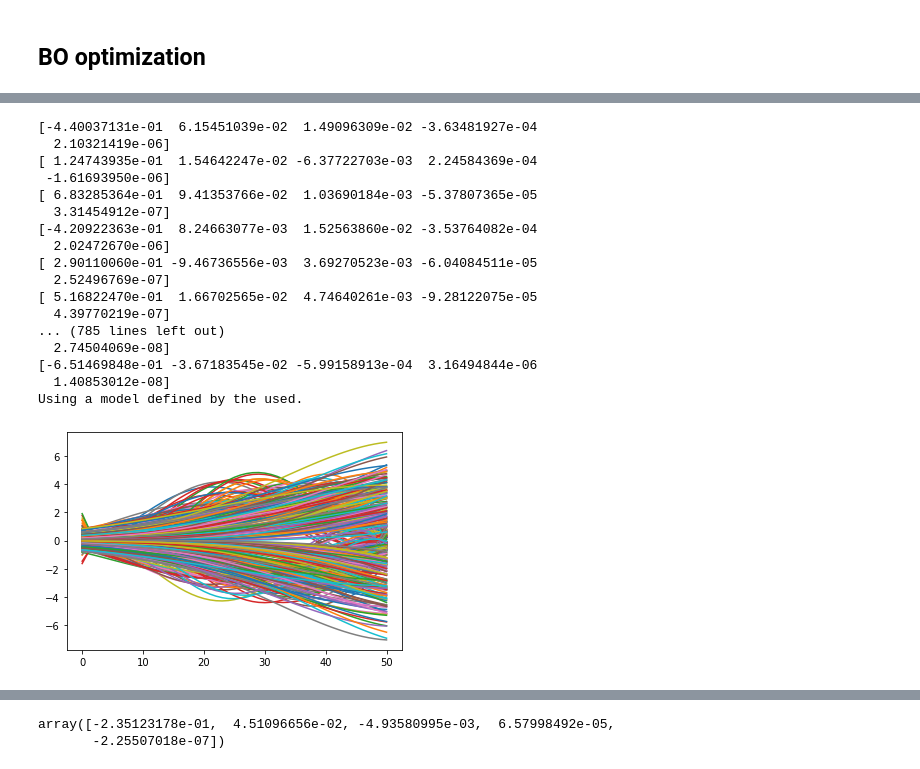
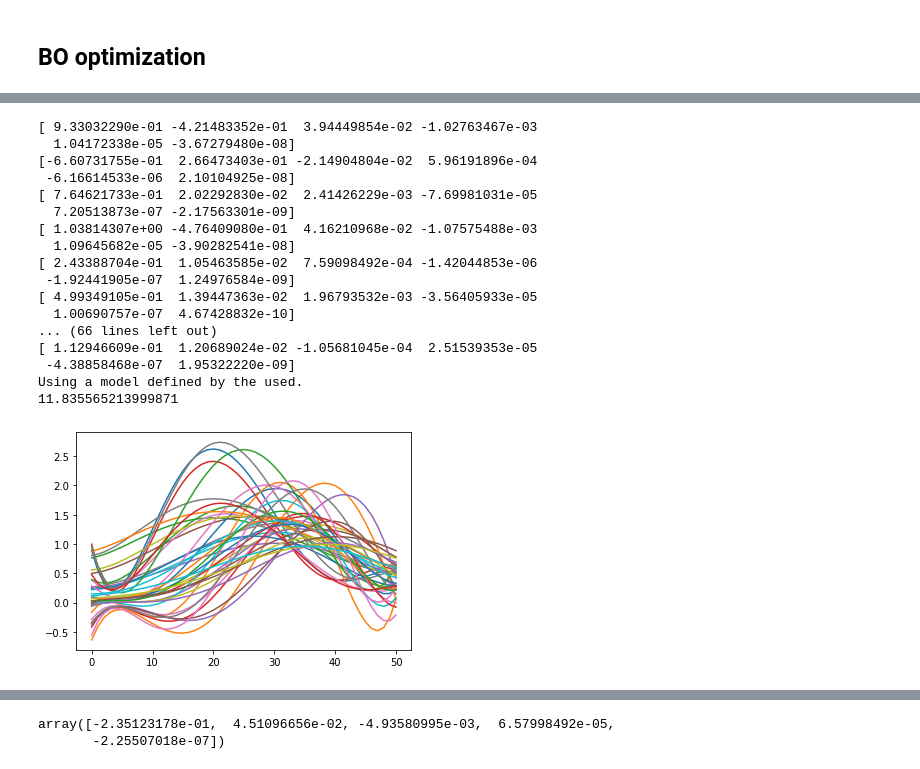
Before and after one commit to Nina-Konovalova/Bayesian-optimization, a Jupyter notebook: Landscape.ipynb, the cells around one changed output, grey strips where cells are left out. Saved outputs shown, nothing was run; the diff lists cells and outputs as text; code cells hidden in the pictures.

```diff
--- a/Landscape.ipynb
+++ b/Landscape.ipynb
@@ -152,0 +157,3 @@ plt.legend()
+# %%
+import numpy.polynomial.hermite as herm
+h =herm.Hermite.fit(np.arange(51),X_real, 5, window=[0,51])
@@ -175,11 +213,11 @@ import pandas as pd
 X = pd.read_csv('X for save').set_index('Unnamed: 0')
 import numpy as np
 X = np.array(X)
-X_parametr_pol = np.zeros([X.shape[0], 5])
+X_parametr_pol = np.zeros([X.shape[0], 7])
 for i in range (X.shape[0]):
-    p = cheb.Chebyshev.fit(np.arange(51),X[i], 4, window=[0,51])
+    p = cheb.Chebyshev.fit(np.arange(51),X[i], 6, window=[0,51])
     X_parametr_pol[i] = p.coef
-    if i % 150 == 0:
+    if i < 10 :
       xx, yy = p.linspace(n=51)
       plt.figure(dpi = 80)
       plt.plot(xx, yy,'go--', linewidth=4, markersize=2, color = 'red', label = 'fitted by chebyshev pol')
@@ -193,0 +240,16 @@ for i in range (X.shape[0]):
+# %%
+import pandas as pd
+X = pd.read_csv('X for save').set_index('Unnamed: 0')
+import numpy as np
+X = np.array(X)
+X_parametr_pol = np.zeros([X.shape[0], 6])
+for i in range (X.shape[0]):
+    h = herm.Hermite.fit(np.arange(51),X[i], 5, window=[0,51])
+    X_parametr_pol[i] = h.coef
+    if i <= 10:
+      xx, yy = h.linspace(n=51)
+      plt.figure(dpi = 80)
+      plt.plot(xx, yy,'go--', linewidth=4, markersize=2, color = 'red', label = 'fitted by chebyshev pol')
+      plt.plot(np.arange(51),X[i],label = 'real X')
+
+      plt.legend()
@@ -300,11 +380,12 @@ def polynom(x, param):
 # %%
 #bounds for our function
 
-space =[{'name': 'var_1', 'type': 'continuous', 'domain': (-5e-1,5e-1)},
-        {'name': 'var_2', 'type': 'continuous', 'domain': (-1e-1,1e-1)}, #2
-        {'name': 'var_3', 'type': 'continuous', 'domain': (-1e-2,1e-2)}, #3
-        {'name': 'var_4', 'type': 'continuous', 'domain': (-1e-4,1e-4)}, #5
-        {'name': 'var_5', 'type': 'continuous', 'domain': (-1e-6,1e-6)}] #7
+space =[{'name': 'var_1', 'type': 'continuous', 'domain': (-1e-1,1e-1)},
+        {'name': 'var_2', 'type': 'continuous', 'domain': (-1e-3,1e-3)}, #2
+        {'name': 'var_3', 'type': 'continuous', 'domain': (-1e-3,1e-3)}, #3
+        {'name': 'var_4', 'type': 'continuous', 'domain': (-1e-5,1e-5)}, #5
+        {'name': 'var_5', 'type': 'continuous', 'domain': (-1e-6,1e-6)},
+        {'name': 'var_6', 'type': 'continuous', 'domain': (-8e-9,8e-9)}] #7
 
 #constraints = [{'name': 'constr_1', 'constraint': '-x[:,1] -.5 + abs(x[:,0]) - np.sqrt(1-x[:,0]**2)'},
               #{'name': 'constr_2', 'constraint': 'x[:,1] +.5 - abs(x[:,0]) - np.sqrt(1-x[:,0]**2)'}]
@@ -313,37 +397,42 @@ GPyOpt.methods.BayesianOptimization?
 # %%
 seed(12345)
+from time import perf_counter
 # BO object
+import math
 kernel = GPy.kern.RBF(1, 1.5, 2)
 model = GPyOpt.models.GPModel(optimize_restarts=3,exact_feval = True, verbose=True) #GP model without noize and with 3 restarts
 #model.model = m
-
+t1_start = perf_counter()
 myBopt = GPyOpt.methods.BayesianOptimization(f = Fokker_plank_eq,        # function to optimize
                                              domain = space,        # box-constraints of the problem
                                              #constraints = constraints, we have no constrains
                                              model = model,
-                                             X = X_parametr_pol[:400], #возможно, легче самим добавить точки, но это мы еще посмотрим
+                                             X = X_parametr_pol[:40], #возможно, легче самим добавить точки, но это мы еще посмотрим
                                              #Y = diff,
                                              #initial_design_numdata = 20, #number of initial points
                                              #initial_design_type = 'random',
                                              normalize_Y = True,
                                              verbosity = True,
                                              acquisition_type ='MPI') # acquisition = Expected improvement
+
+t1_stop = perf_counter()
+print(t1_stop - t1_start)
 # %% [output]
-[-4.40037131e-01  6.15451039e-02  1.49096309e-02 -3.63481927e-04
-  2.10321419e-06]
-[ 1.24743935e-01  1.54642247e-02 -6.37722703e-03  2.24584369e-04
- -1.61693950e-06]
-[ 6.83285364e-01  9.41353766e-02  1.03690184e-03 -5.37807365e-05
-  3.31454912e-07]
-[-4.20922363e-01  8.24663077e-03  1.52563860e-02 -3.53764082e-04
-  2.02472670e-06]
-[ 2.90110060e-01 -9.46736556e-03  3.69270523e-03 -6.04084511e-05
-  2.52496769e-07]
-[ 5.16822470e-01  1.66702565e-02  4.74640261e-03 -9.28122075e-05
-  4.39770219e-07]
-... (785 lines left out)
-  2.74504069e-08]
-[-6.51469848e-01 -3.67183545e-02 -5.99158913e-04  3.16494844e-06
-  1.40853012e-08]
+[ 9.33032290e-01 -4.21483352e-01  3.94449854e-02 -1.02763467e-03
+  1.04172338e-05 -3.67279480e-08]
+[-6.60731755e-01  2.66473403e-01 -2.14904804e-02  5.96191896e-04
+ -6.16614533e-06  2.10104925e-08]
+[ 7.64621733e-01  2.02292830e-02  2.41426229e-03 -7.69981031e-05
+  7.20513873e-07 -2.17563301e-09]
+[ 1.03814307e+00 -4.76409080e-01  4.16210968e-02 -1.07575488e-03
+  1.09645682e-05 -3.90282541e-08]
+[ 2.43388704e-01  1.05463585e-02  7.59098492e-04 -1.42044853e-06
+ -1.92441905e-07  1.24976584e-09]
+[ 4.99349105e-01  1.39447363e-02  1.96793532e-03 -3.56405933e-05
+  1.00690757e-07  4.67428832e-10]
+... (66 lines left out)
+[ 1.12946609e-01  1.20689024e-02 -1.05681045e-04  2.51539353e-05
+ -4.38858468e-07  1.95322220e-09]
 Using a model defined by the used.
+11.835565213999871
-[figure, old version]
+[figure, new version]
```
Also changed, not shown: parts of 21 cells of this notebook.
